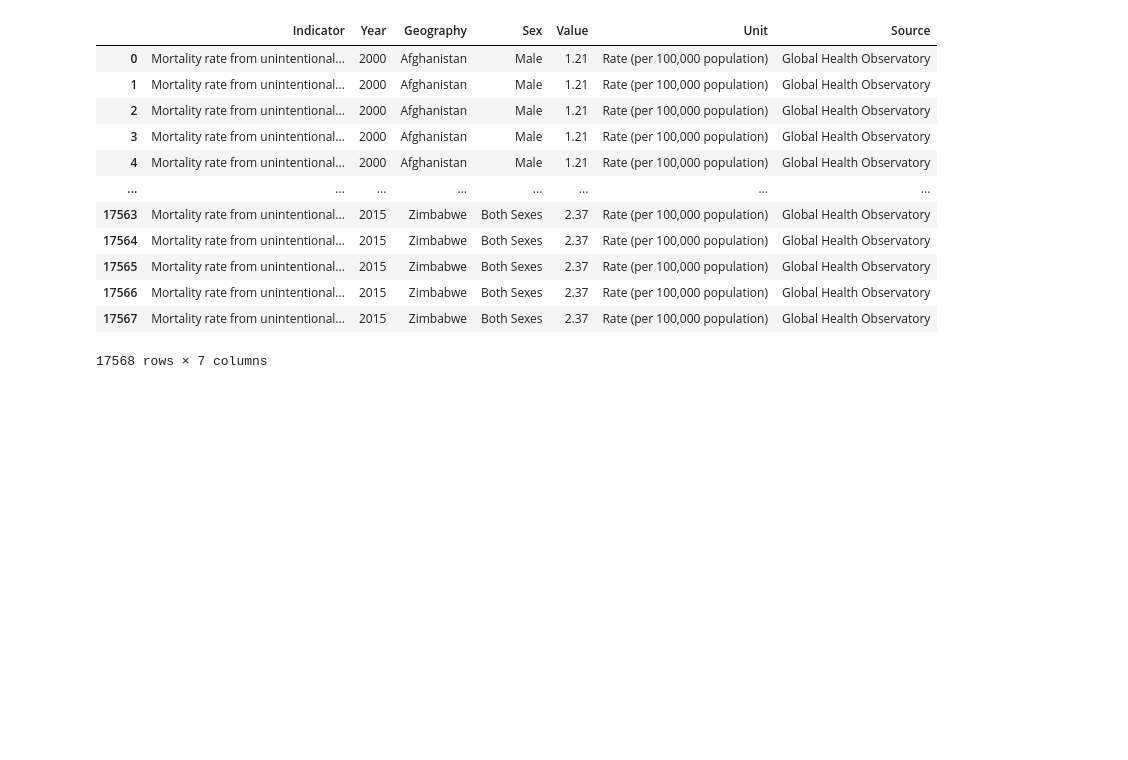
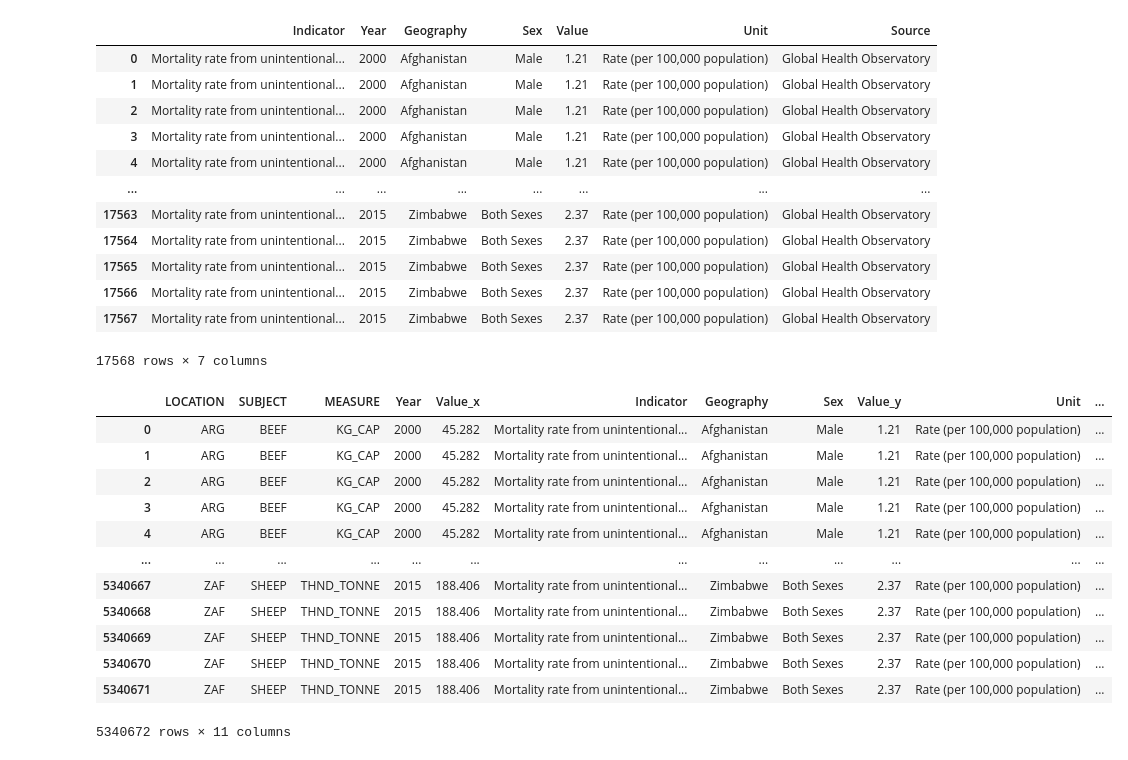
Before and after one commit to awesomepack/Mortality_By_Meat_Consumption, a Jupyter notebook: ETL.ipynb, the cells around one changed output. Drawn from its saved outputs; the diff is of its cells as text; code cells hidden in the pictures; blank space fills up the shorter version.

Commit message:
Removed some uneccessary things and merged df together on Year

```diff
--- a/ETL.ipynb
+++ b/ETL.ipynb
@@ -94,3 +94,5 @@ meat_df
 | 4639 | ZAF | SHEEP | KG_CAP | 2029 | 2.553 |
 | 5679 | ZAF | SHEEP | THND_TONNE | 2029 | 185.526 |
 12160 rows × 5 columns
+# %%
+meat_df = meat_df.rename(columns={"TIME":"Year"})
@@ -153,3 +171,21 @@ mortality_df
 | 17566 | Mortality rate from unintentional... | 2015 | Zimbabwe | Both Sexes | 2.37 | Rate (per 100,000 population) | Global Health Observatory |
 | 17567 | Mortality rate from unintentional... | 2015 | Zimbabwe | Both Sexes | 2.37 | Rate (per 100,000 population) | Global Health Observatory |
 17568 rows × 7 columns
+# %%
+merge_df = pd.merge(meat_df, mortality_df, on= 'Year', how ="inner")
+# %%
+merge_df
+# %% [output]
+|  | LOCATION | SUBJECT | MEASURE | Year | Value_x | Indicator | Geography | Sex | Value_y | Unit | ... |
+| 0 | ARG | BEEF | KG_CAP | 2000 | 45.282 | Mortality rate from unintentional... | Afghanistan | Male | 1.21 | Rate (per 100,000 population) | ... |
+| 1 | ARG | BEEF | KG_CAP | 2000 | 45.282 | Mortality rate from unintentional... | Afghanistan | Male | 1.21 | Rate (per 100,000 population) | ... |
+| 2 | ARG | BEEF | KG_CAP | 2000 | 45.282 | Mortality rate from unintentional... | Afghanistan | Male | 1.21 | Rate (per 100,000 population) | ... |
+| 3 | ARG | BEEF | KG_CAP | 2000 | 45.282 | Mortality rate from unintentional... | Afghanistan | Male | 1.21 | Rate (per 100,000 population) | ... |
+| 4 | ARG | BEEF | KG_CAP | 2000 | 45.282 | Mortality rate from unintentional... | Afghanistan | Male | 1.21 | Rate (per 100,000 population) | ... |
+| ... | ... | ... | ... | ... | ... | ... | ... | ... | ... | ... | ... |
+| 5340667 | ZAF | SHEEP | THND_TONNE | 2015 | 188.406 | Mortality rate from unintentional... | Zimbabwe | Both Sexes | 2.37 | Rate (per 100,000 population) | ... |
+| 5340668 | ZAF | SHEEP | THND_TONNE | 2015 | 188.406 | Mortality rate from unintentional... | Zimbabwe | Both Sexes | 2.37 | Rate (per 100,000 population) | ... |
+| 5340669 | ZAF | SHEEP | THND_TONNE | 2015 | 188.406 | Mortality rate from unintentional... | Zimbabwe | Both Sexes | 2.37 | Rate (per 100,000 population) | ... |
+| 5340670 | ZAF | SHEEP | THND_TONNE | 2015 | 188.406 | Mortality rate from unintentional... | Zimbabwe | Both Sexes | 2.37 | Rate (per 100,000 population) | ... |
+| 5340671 | ZAF | SHEEP | THND_TONNE | 2015 | 188.406 | Mortality rate from unintentional... | Zimbabwe | Both Sexes | 2.37 | Rate (per 100,000 population) | ... |
+5340672 rows × 11 columns
```
Also changed, not shown: parts of 1 cell of this notebook.
